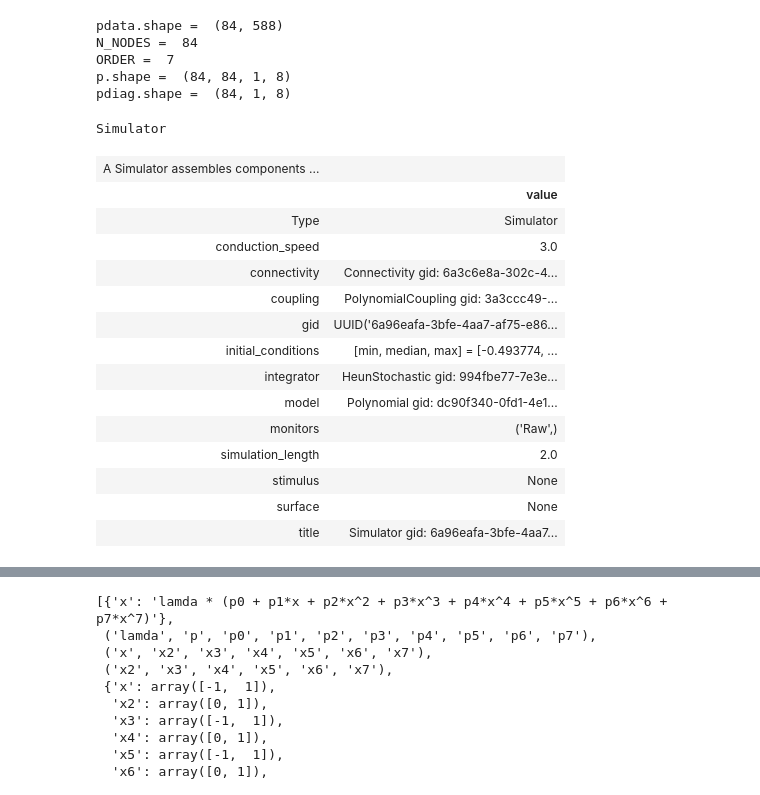
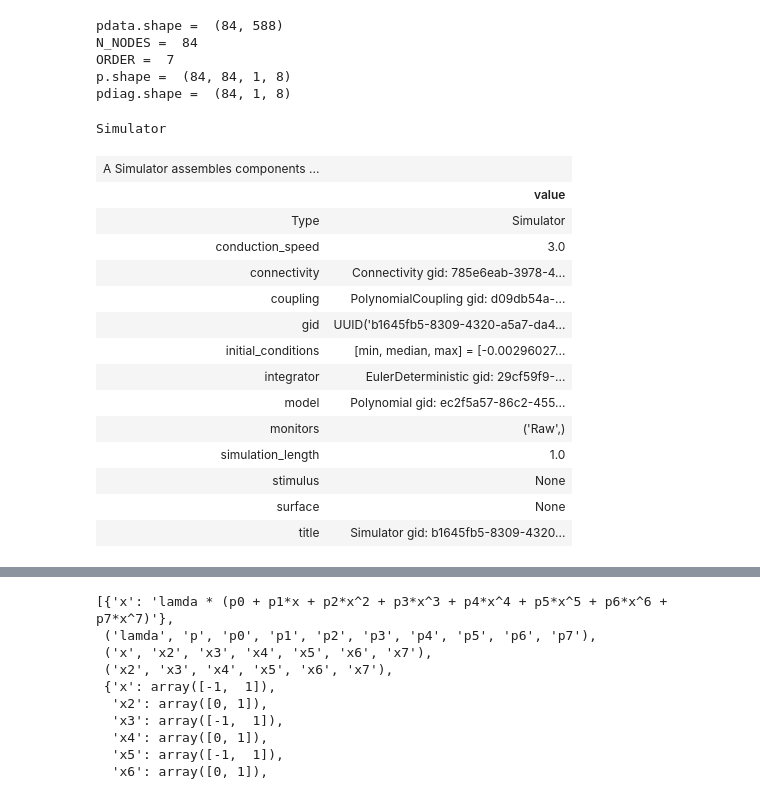
Before and after one commit to BrainModes/tvb-root, a Jupyter notebook: tvb_contrib/tvb/contrib/simulator/demos/polynomial_model_Kashyap_etal_2025_NatureCommunications.ipynb, the cells around one changed output, grey strips where cells are left out. Cells and saved outputs as stored; diff of their text form; code cells hidden in the pictures.

```diff
--- a/tvb_contrib/tvb/contrib/simulator/demos/polynomial_model_Kashyap_etal_2025_NatureCommunications.ipynb
+++ b/tvb_contrib/tvb/contrib/simulator/demos/polynomial_model_Kashyap_etal_2025_NatureCommunications.ipynb
@@ -15,14 +15,19 @@ except Exception as e:
         raise e
 from tvb.datatypes.connectivity import Connectivity
 from tvb.simulator.simulator import Simulator
-from tvb.simulator.integrators import HeunStochastic
+from tvb.simulator.noise import Additive
+from tvb.simulator.integrators import EulerDeterministic, EulerStochastic, HeunStochastic
 from tvb.simulator.coupling import Linear as LinearCoupling
 from tvb.simulator.models.linear import Linear
 from tvb.simulator.monitors import Raw
 from tvb.contrib.simulator.models.polynomial import Polynomial, PolynomialCoupling
 
 
+ORDER = 7  # select between 1 and 7
 N_MODES = 1
+NOISE = 0.0
+DT = 0.1
+T = 1.0
 
 CoefFilePath = "./polynomial_model_Kashyap_etal_2025_NatureCommunications/Fig11_source.xlsx"
 CorticalRegionsFilePath = "./polynomial_model_Kashyap_etal_2025_NatureCommunications/roi_names_abr.txt"
@@ -139,6 +144,7 @@ N_NODES =  84
 # %%
 def load_pCoef(CoefFilePath):
     return pd.read_excel(CoefFilePath, sheet_name="cmean").values[2:, 1:]
+
 
 def construct_pCoef(pdata):
     print("pdata.shape = ", pdata.shape)
@@ -156,17 +162,24 @@ def construct_pCoef(pdata):
     print("p.shape = ", p.shape)
     return p, ORDER
 
+
 def load_construct_pCoef(CoefFilePath):
     p, order = construct_pCoef(load_pCoef(CoefFilePath))
     pdiag = np.einsum("jj...->j...", p)
     assert pdiag.shape == (N_NODES, N_MODES, order+1)
     print("pdiag.shape = ", pdiag.shape)
     jj = np.arange(N_NODES).astype("i")
-    p[jj, jj] = 0.0
-    assert np.all(p[jj, jj] == 0)
-    return pdiag, p, order
+    pcoupl = np.array(p)
+    pcoupl[jj, jj] = 0.0
+    assert np.all(pcoupl[jj, jj] == 0)
+    return pdiag, pcoupl, p, order
 
-pdiag, pcoupl, ORDER = load_construct_pCoef(CoefFilePath)
+
+pdiag, pcoupl, p, order = load_construct_pCoef(CoefFilePath)
+pdiag = pdiag[:, :, :ORDER+1]
+pcoupl = pcoupl[:, :, :, :ORDER+1]
+p = p[:, :, :, :ORDER+1]
+order = ORDER
 # %% [output]
 pdata.shape =  (84, 588)
 N_NODES =  84
@@ -176,34 +189,35 @@ pdiag.shape =  (84, 1, 8)
 # %%
 sim = Simulator()
 sim.connectivity = conn
 sim.coupling = PolynomialCoupling(p=pcoupl)
 sim.model = Polynomial(p=pdiag)
 sim.model.number_of_modes = N_MODES
-sim.integrator = HeunStochastic(dt=0.1)
-sim.integrator.nsig = 0.000001
-sim.integrator.dt = 0.1
+if NOISE > 0.0:
+    sim.integrator = EulerStochastic(dt=DT,
+                                     noise=Additive(nsig=np.array([NOISE] + [0]*(order-1))))
+else:
+    sim.integrator = EulerDeterministic(dt=DT)  # EulerDeterministic(dt=0.1)
 sim.monitors = (Raw(), )
-sim.simulation_length = 2.0
-sim.initial_conditions = 0.1*np.random.normal(size=(1000, ORDER,
-                                                    sim.connectivity.weights.shape[0],
-                                                    sim.model.number_of_modes))
+sim.simulation_length = T
+initial_conditions_shape = (1, ORDER, sim.connectivity.weights.shape[0], sim.model.number_of_modes)
+sim.initial_conditions = 0.001*np.random.normal(size=initial_conditions_shape)
 sim.configure()
 # %% [output]
 Simulator
 | A Simulator assembles components ... |  |
 |  | value |
 | Type | Simulator |
 | conduction_speed | 3.0 |
-| connectivity | Connectivity gid: 6a3c6e8a-302c-4... |
-| coupling | PolynomialCoupling gid: 3a3ccc49-... |
-| gid | UUID('6a96eafa-3bfe-4aa7-af75-e86... |
-| initial_conditions | [min, median, max] = [-0.493774, ... |
-| integrator | HeunStochastic gid: 994fbe77-7e3e... |
-| model | Polynomial gid: dc90f340-0fd1-4e1... |
+| connectivity | Connectivity gid: 785e6eab-3978-4... |
+| coupling | PolynomialCoupling gid: d09db54a-... |
+| gid | UUID('b1645fb5-8309-4320-a5a7-da4... |
+| initial_conditions | [min, median, max] = [-0.00296027... |
+| integrator | EulerDeterministic gid: 29cf59f9-... |
+| model | Polynomial gid: ec2f5a57-86c2-455... |
 | monitors | ('Raw',) |
-| simulation_length | 2.0 |
+| simulation_length | 1.0 |
 | stimulus | None |
 | surface | None |
-| title | Simulator gid: 6a96eafa-3bfe-4aa7... |
+| title | Simulator gid: b1645fb5-8309-4320... |
 # %%
 results = sim.run()
```
Also changed, not shown: parts of 6 cells of this notebook.
